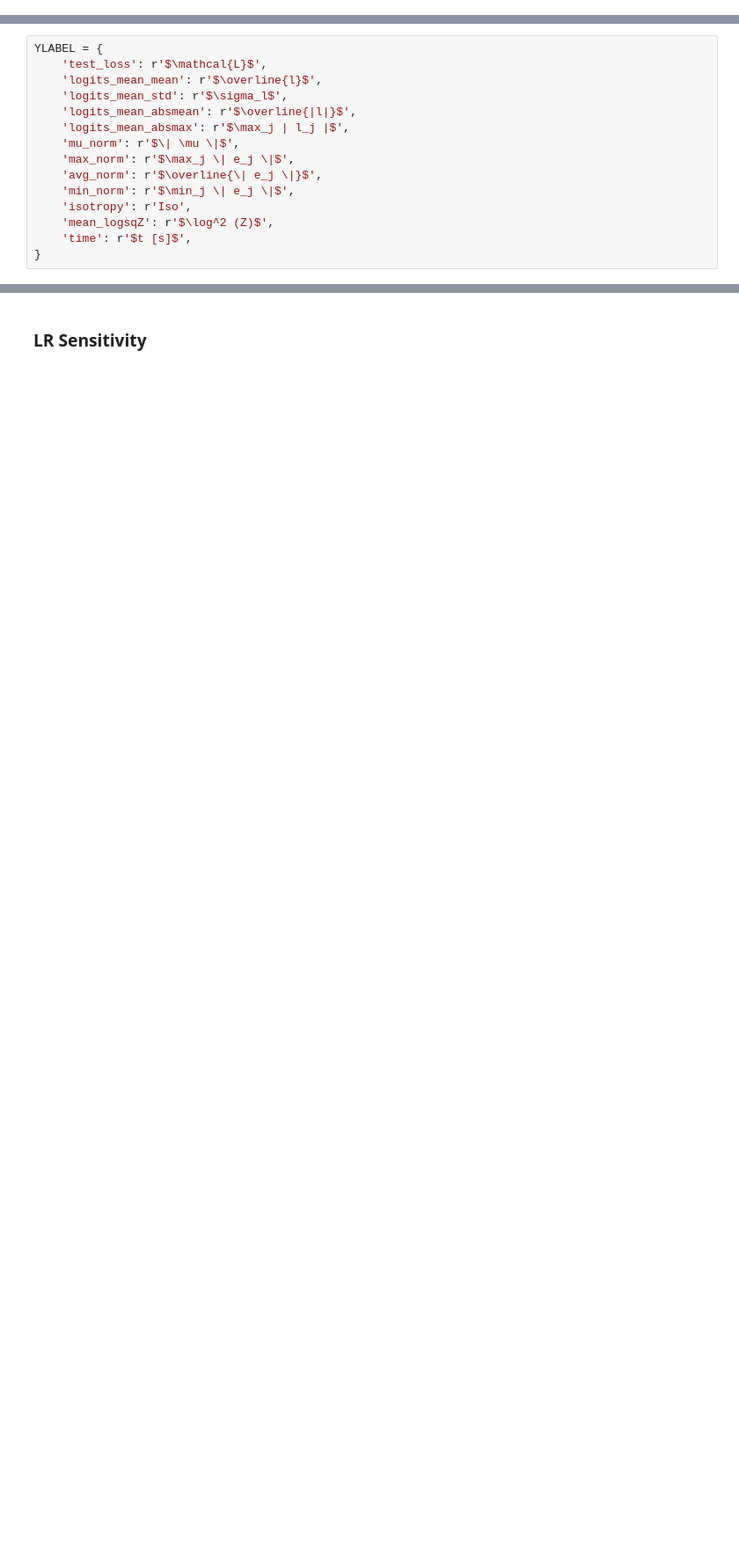
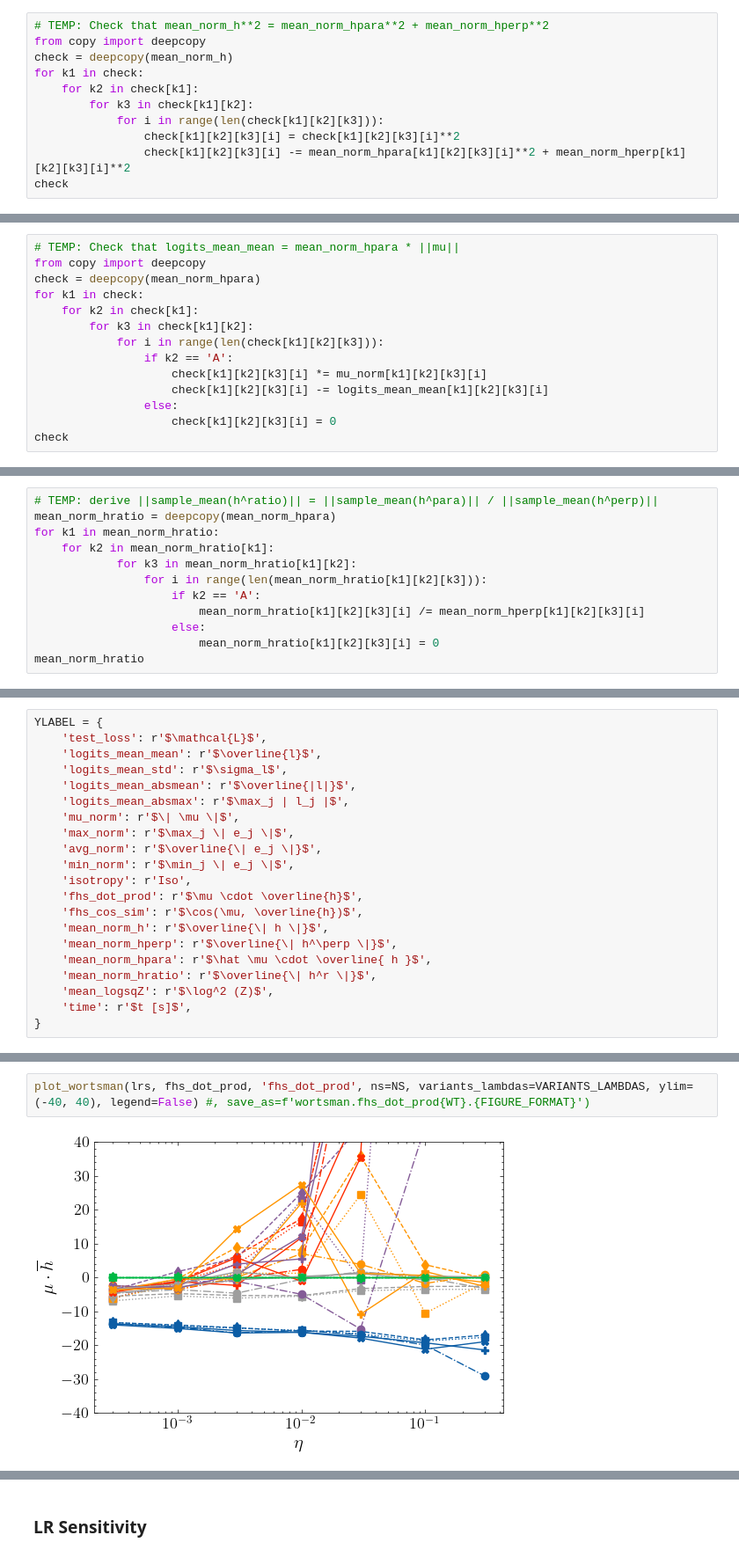
Before and after one commit to flxst/output-embedding-centering, a Jupyter notebook: results/Analyze_All_Models_Performance.ipynb, the cells around one changed output, grey strips where cells are left out. Shown at 88% size. Saved outputs shown, nothing was run; the diff lists cells and outputs as text; blank space fills up the shorter version.

Commit message:
performance analysis: slight extension to more metrics & additional sanity checks

```diff
--- a/results/Analyze_All_Models_Performance.ipynb
+++ b/results/Analyze_All_Models_Performance.ipynb
@@ -578,0 +745,11 @@ isotropy
+# %%
+# TEMP: Check that mean_norm_h**2 = mean_norm_hpara**2 + mean_norm_hperp**2
+from copy import deepcopy
+check = deepcopy(mean_norm_h)
+for k1 in check:
+    for k2 in check[k1]:
+        for k3 in check[k1][k2]:
+            for i in range(len(check[k1][k2][k3])):
+                check[k1][k2][k3][i] = check[k1][k2][k3][i]**2
+                check[k1][k2][k3][i] -= mean_norm_hpara[k1][k2][k3][i]**2 + mean_norm_hperp[k1][k2][k3][i]**2
+check
@@ -578,0 +774,14 @@ isotropy
+# %%
+# TEMP: Check that logits_mean_mean = mean_norm_hpara * ||mu||
+from copy import deepcopy
+check = deepcopy(mean_norm_hpara)
+for k1 in check:
+    for k2 in check[k1]:
+        for k3 in check[k1][k2]:
+            for i in range(len(check[k1][k2][k3])):
+                if k2 == 'A':
+                    check[k1][k2][k3][i] *= mu_norm[k1][k2][k3][i]
+                    check[k1][k2][k3][i] -= logits_mean_mean[k1][k2][k3][i]
+                else:
+                    check[k1][k2][k3][i] = 0
+check
@@ -578,0 +806,12 @@ isotropy
+# %%
+# TEMP: derive ||sample_mean(h^ratio)|| = ||sample_mean(h^para)|| / ||sample_mean(h^perp)||
+mean_norm_hratio = deepcopy(mean_norm_hpara)
+for k1 in mean_norm_hratio:
+    for k2 in mean_norm_hratio[k1]:
+            for k3 in mean_norm_hratio[k1][k2]:
+                for i in range(len(mean_norm_hratio[k1][k2][k3])):
+                    if k2 == 'A':
+                        mean_norm_hratio[k1][k2][k3][i] /= mean_norm_hperp[k1][k2][k3][i]
+                    else:
+                        mean_norm_hratio[k1][k2][k3][i] = 0
+mean_norm_hratio
@@ -676,6 +933,12 @@ YLABEL = {
     'avg_norm': r'$\overline{\| e_j \|}$',
     'min_norm': r'$\min_j \| e_j \|$',
     'isotropy': r'Iso',
+    'fhs_dot_prod': r'$\mu \cdot \overline{h}$',
+    'fhs_cos_sim': r'$\cos(\mu, \overline{h})$',
+    'mean_norm_h': r'$\overline{\| h \|}$',
+    'mean_norm_hperp': r'$\overline{\| h^\perp \|}$',
+    'mean_norm_hpara': r'$\hat \mu \cdot \overline{ h }$',
+    'mean_norm_hratio': r'$\overline{\| h^r \|}$',
     'mean_logsqZ': r'$\log^2 (Z)$',
     'time': r'$t [s]$',
 }
@@ -765,3 +1028,7 @@ plot_wortsman(lrs, mu_norm, 'mu_norm', ns=NS, variants_lambdas=VARIANTS_LAMBDAS,
 # %% [output]
 > saved as figs/wortsman.mu_norm.pdf
 [figure]
+# %%
+plot_wortsman(lrs, fhs_dot_prod, 'fhs_dot_prod', ns=NS, variants_lambdas=VARIANTS_LAMBDAS, ylim=(-40, 40), legend=False) #, save_as=f'wortsman.fhs_dot_prod{WT}.{FIGURE_FORMAT}')
+# %% [output]
+[figure, added]
```
Also changed, not shown: parts of 15 cells of this notebook, 12 other files.
